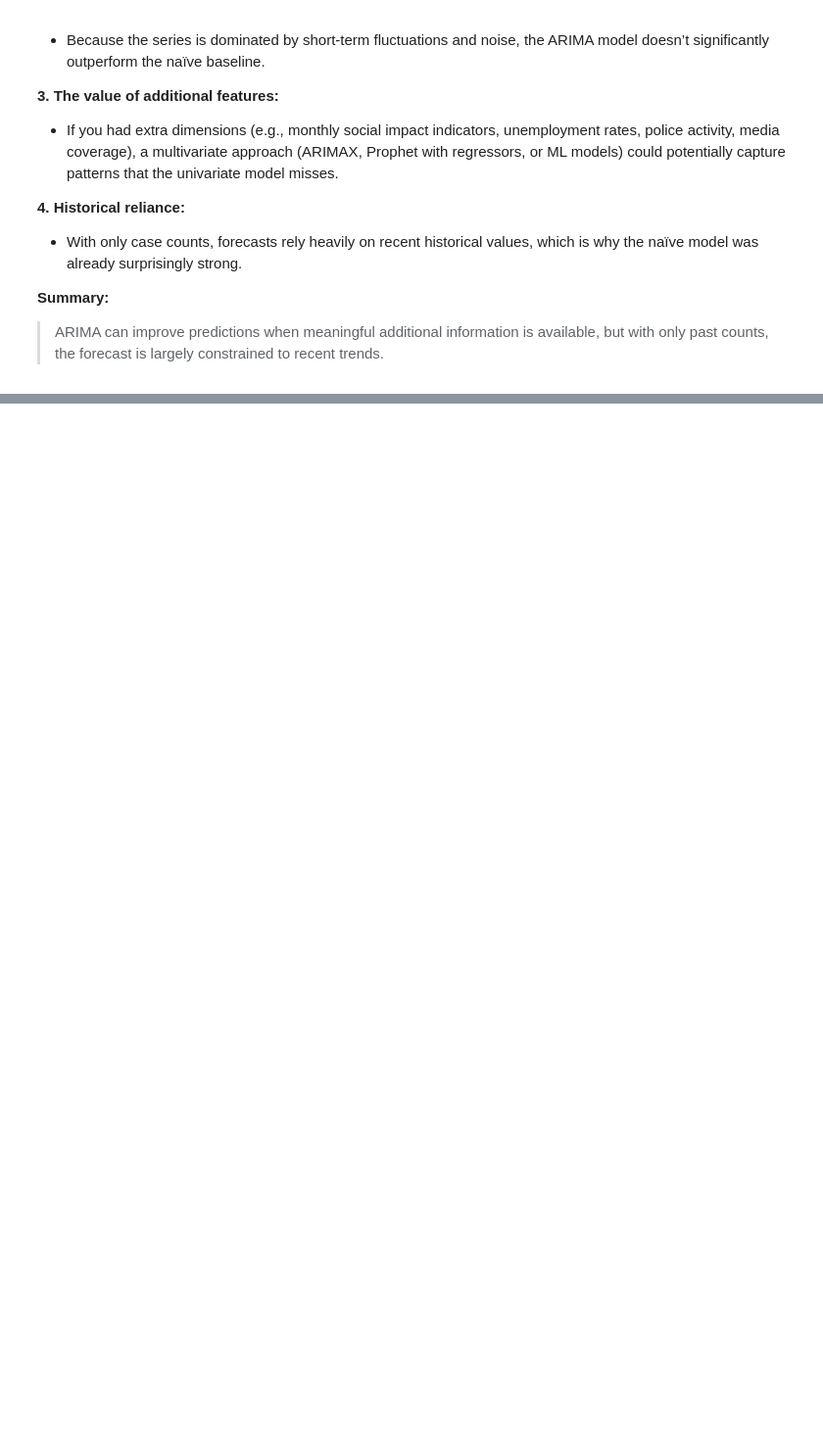
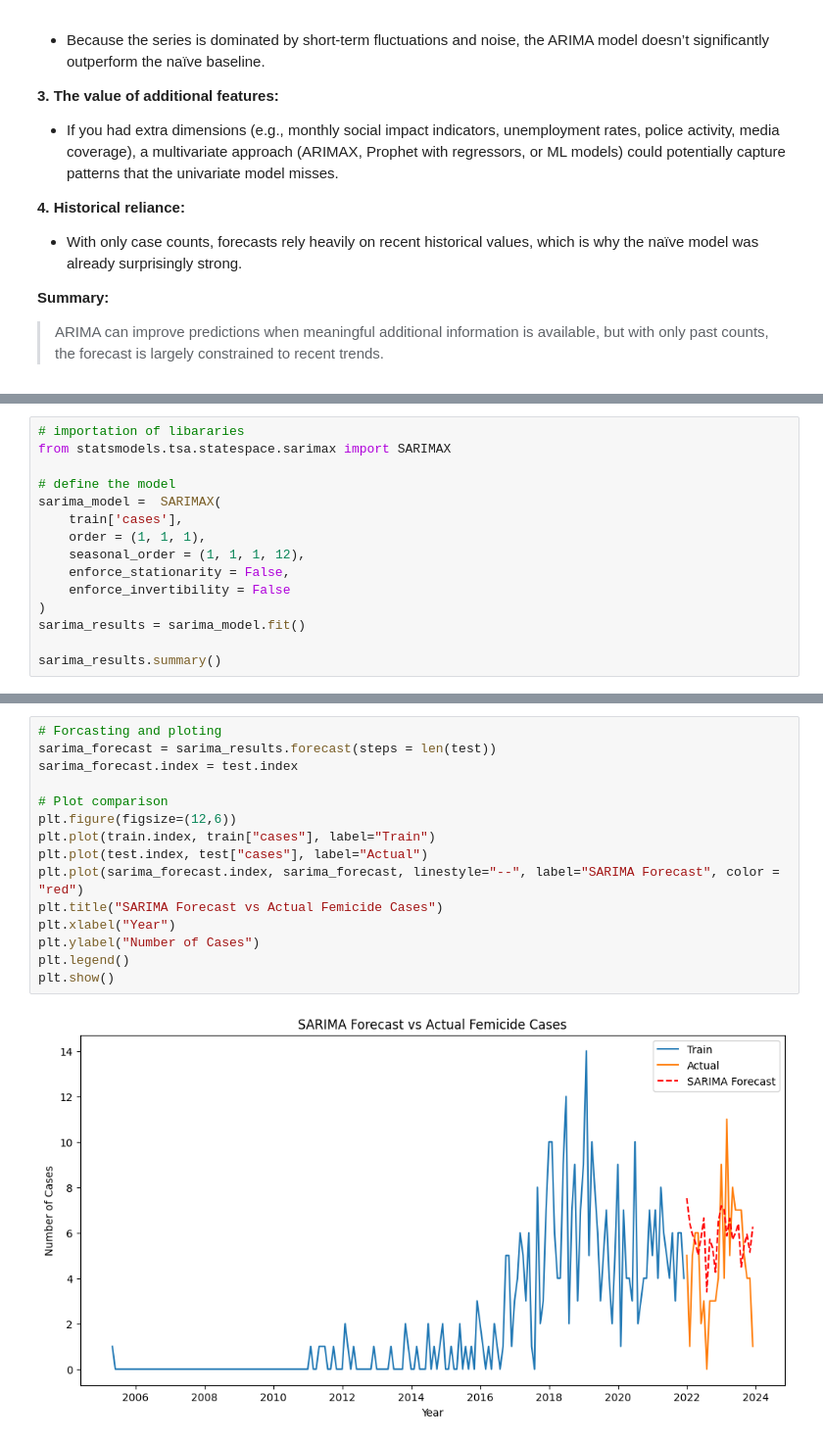
Before and after one commit to TonnieD/Femicide-Analysis-and-Forecasting, a Jupyter notebook: Notebooks/forcasting.ipynb, the cells around one changed output, grey strips where cells are left out. Shown at 98% size. Saved outputs shown, nothing was run; the diff lists cells and outputs as text; blank space fills up the shorter version.

Commit message:
Build a SARIMA model evaluated and compared it to the other models

```diff
--- a/Notebooks/forcasting.ipynb
+++ b/Notebooks/forcasting.ipynb
@@ -331,0 +348,15 @@ incident-driven social data.
+# %%
+# importation of libararies
+from statsmodels.tsa.statespace.sarimax import SARIMAX
+
+# define the model
+sarima_model =  SARIMAX(
+    train['cases'],
+    order = (1, 1, 1),
+    seasonal_order = (1, 1, 1, 12),
+    enforce_stationarity = False,
+    enforce_invertibility = False
+)
+sarima_results = sarima_model.fit()
+
+sarima_results.summary()
@@ -331,0 +384,17 @@ incident-driven social data.
+# %%
+# Forcasting and ploting
+sarima_forecast = sarima_results.forecast(steps = len(test))
+sarima_forecast.index = test.index
+
+# Plot comparison
+plt.figure(figsize=(12,6))
+plt.plot(train.index, train["cases"], label="Train")
+plt.plot(test.index, test["cases"], label="Actual")
+plt.plot(sarima_forecast.index, sarima_forecast, linestyle="--", label="SARIMA Forecast", color = "red")
+plt.title("SARIMA Forecast vs Actual Femicide Cases")
+plt.xlabel("Year")
+plt.ylabel("Number of Cases")
+plt.legend()
+plt.show()
+# %% [output]
+[figure, added]
```
Also changed, not shown: parts of 5 cells of this notebook.
